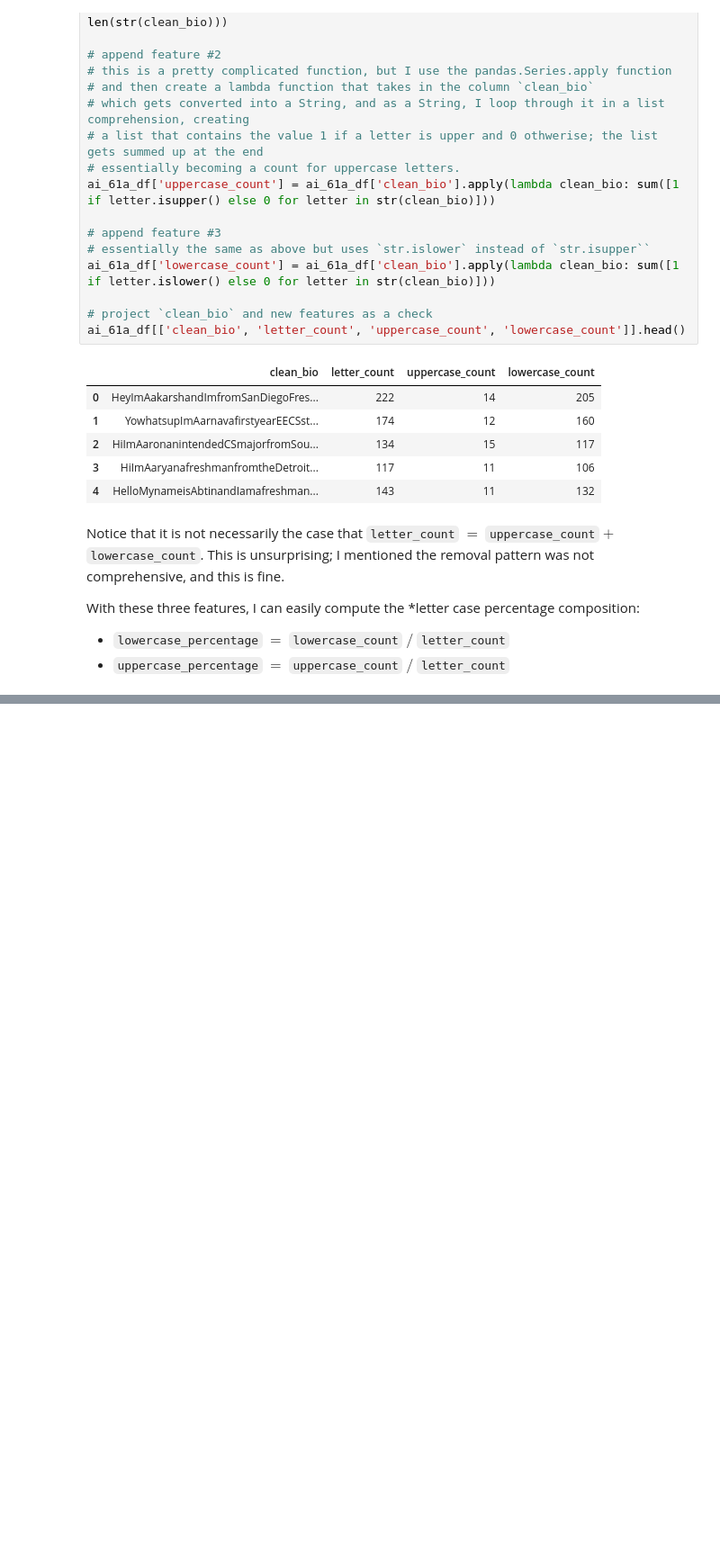
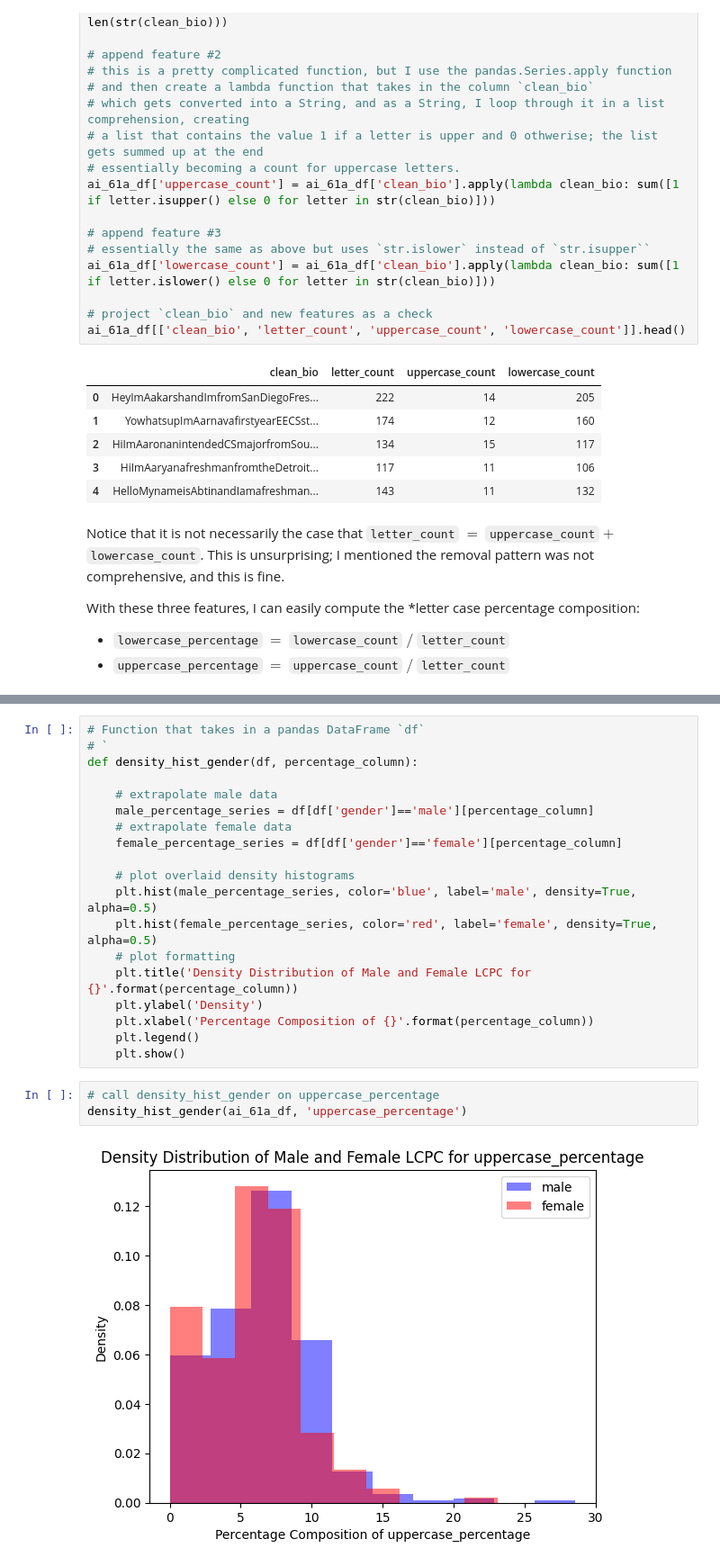
Before and after one commit to dnhuang/gender-proper-case-usage, a Jupyter notebook: analysis.ipynb, the cells around one changed output, grey strips where cells are left out. Shown at 90% size. Cells and saved outputs as stored; diff of their text form; blank space fills up the shorter version.

```diff
--- a/analysis.ipynb
+++ b/analysis.ipynb
@@ -352,0 +513,24 @@ Alright. The moment of truth. Time to see the distribution of `uppercase_percent
+# %%
+# Function that takes in a pandas DataFrame `df`
+# `
+def density_hist_gender(df, percentage_column):
+
+    # extrapolate male data
+    male_percentage_series = df[df['gender']=='male'][percentage_column]
+    # extrapolate female data
+    female_percentage_series = df[df['gender']=='female'][percentage_column]
+
+    # plot overlaid density histograms
+    plt.hist(male_percentage_series, color='blue', label='male', density=True, alpha=0.5)
+    plt.hist(female_percentage_series, color='red', label='female', density=True, alpha=0.5)
+    # plot formatting
+    plt.title('Density Distribution of Male and Female LCPC for {}'.format(percentage_column))
+    plt.ylabel('Density')
+    plt.xlabel('Percentage Composition of {}'.format(percentage_column))
+    plt.legend()
+    plt.show()
+# %%
+# call density_hist_gender on uppercase_percentage
+density_hist_gender(ai_61a_df, 'uppercase_percentage')
+# %% [output]
+[figure, added]
```
Also changed, not shown: parts of 27 cells of this notebook.
